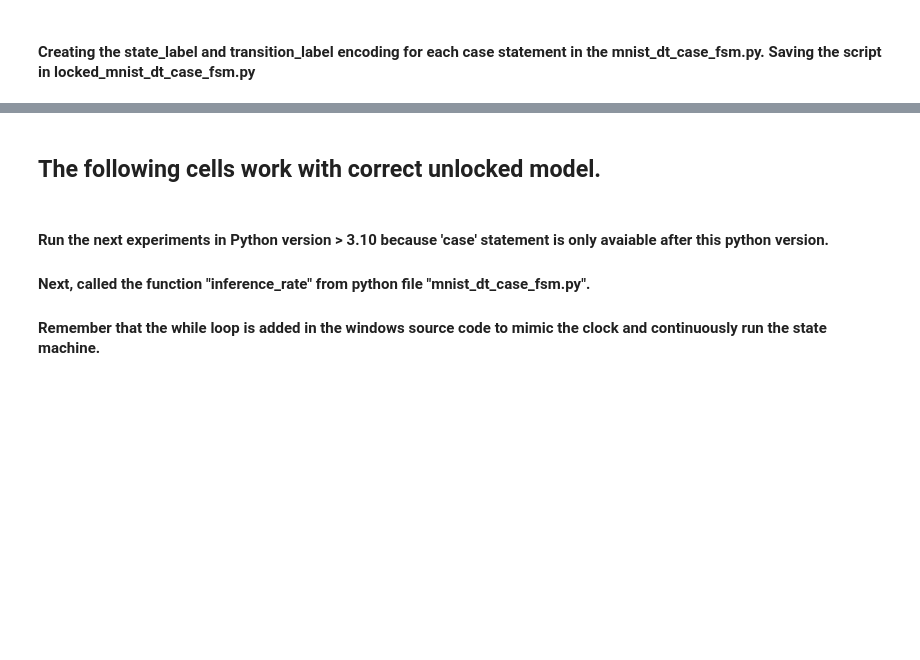
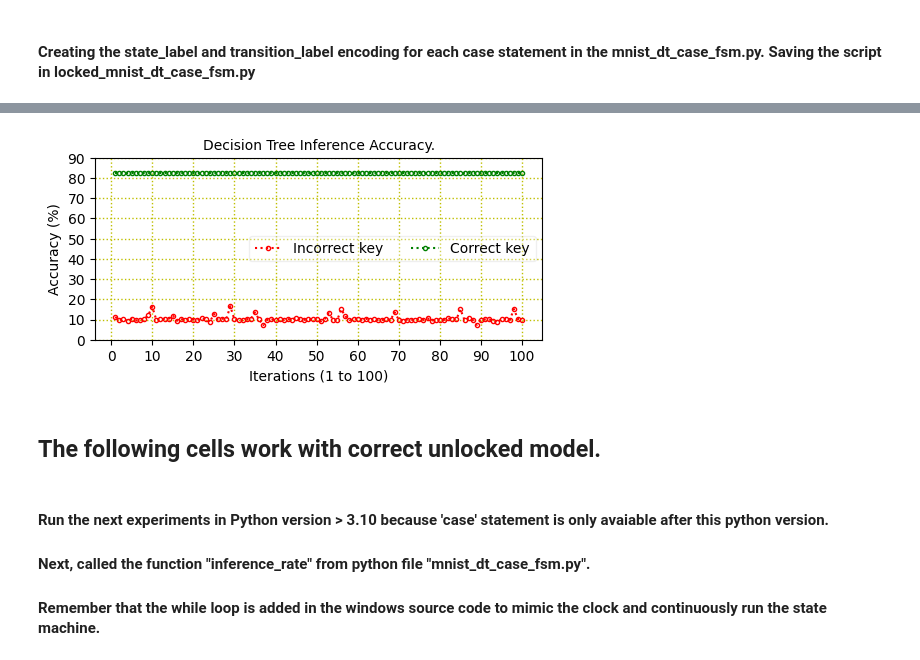
Before and after one commit to rkarn/State-Permutation-Decision-Tree, a Jupyter notebook: State Permutation Decision Tree.ipynb, the cells around one changed output, grey strips where cells are left out. Drawn from its saved outputs; the diff is of its cells as text; code cells hidden in the pictures; blank space fills up the shorter version.

```diff
--- a/State Permutation Decision Tree.ipynb
+++ b/State Permutation Decision Tree.ipynb
@@ -511,0 +448,20 @@ Accuracy using state machine = 0.8135
+# %%
+from locked_mnist_dt_case_fsm import Lockedinference_rate
+import pickle
+with open('MNIST_dataset/MNIST_dataset.pkl', 'rb') as f:
+    X_train, y_train, X_test, y_test = pickle.load(f)
+print(X_train.shape, y_train.shape, X_test.shape, y_test.shape)
+
+clock_counter = 0
+Y_pred = []
+for i,sample in enumerate(X_test):
+    inf_label, clock = Lockedinference_rate(sample, Extracted_encoded_label_dict, Extracted_transition_label_dict)
+    Y_pred.append(inf_label)
+    clock_counter = clock_counter + clock
+
+print(f'Total clock used for inferencing 10000 samples = {clock_counter}')
+#Verify that the accuracy measured after state-machine inference is same as given by sklearn model.
+from sklearn.metrics import accuracy_score
+correct_KEY_accuracy = accuracy_score(y_test, Y_pred)
+correct_KEY_clock = clock_counter
+print(f'Accuracy using state machine = {correct_KEY_accuracy}')
@@ -512,3 +544,38 @@ Accuracy using state machine = 0.8135
+# %%
+import matplotlib.pyplot as plt
+import numpy as np
+
+c=['r','g','b','c','m']
+m=['s','o','v','^','.']
+fig, ax = plt.subplots(1,1,figsize=(5,2.5))
+ax.plot(np.arange(1,len(Accuracy_history)+1), [i*100 for i in Accuracy_history], linestyle=':', marker = '.' , color = c[0], fillstyle='none', label='Incorrect key')
+ax.plot(np.arange(1,len(Accuracy_history)+1), [correct_KEY_accuracy * 100] * len(Accuracy_history), linestyle=':', marker = '.' , color = c[1], fillstyle='none', label='Correct key')
+ax.grid(color='y', linestyle=':', linewidth=1)
+ax.set_title(f'Decision Tree Inference Accuracy.', fontsize=10)
+ax.set_yticks([0, 10, 20, 30, 40, 50, 60, 70, 80, 90])
+ax.set_ylabel('Accuracy (%)')
+ax.legend(ncol=2, framealpha=0.3, fontsize = 10)
+ax.set_xlabel('Iterations (1 to 100)', fontsize=10)
+ax.set_xticks(np.arange(0,101,10))
+ax.xaxis.set_tick_params(labelbottom=True)
+fig.tight_layout(pad=0.2)
+plt.savefig('DT_Accuracy_wrongkey.pdf')
+
+fig, ax = plt.subplots(1,1,figsize=(5,2.5))
+ax.plot(np.arange(1,len(Num_clock_history)+1), [i*100 for i in Num_clock_history], linestyle=':', marker = '.' , color = c[0], fillstyle='none', label='Incorrect key')
+ax.plot(np.arange(1,len(Num_clock_history)+1), [correct_KEY_clock * 100] * len(Num_clock_history), linestyle=':', marker = '.' , color = c[1], fillstyle='none', label='Correct key')
+ax.grid(color='y', linestyle=':', linewidth=1)
+ax.set_title(f'Decision Tree Inference Rate.', fontsize=10)
+#ax.set_yticks([0, 10, 20, 30, 40, 50, 60, 70, 80, 90])
+ax.set_ylabel('Accuracy (%)')
+ax.legend(ncol=2, framealpha=0.3, fontsize = 10)
+ax.set_xlabel('Iterations (1 to 100)', fontsize=10)
+ax.set_xticks(np.arange(0,101,10))
+ax.xaxis.set_tick_params(labelbottom=True)
+fig.tight_layout(pad=0.2)
+plt.savefig('DT_Inference_rate_wrongkey.pdf')
+# %% [output]
+[figure, added]
 # %% [markdown]
 ## The following cells work with correct unlocked model.
 # %% [markdown]
```
Also changed, not shown: parts of 45 cells of this notebook.
